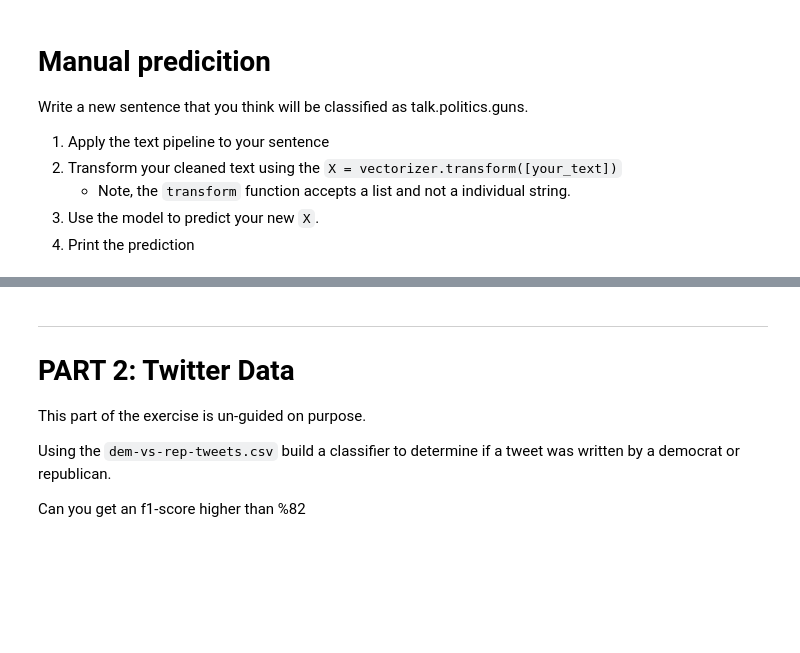
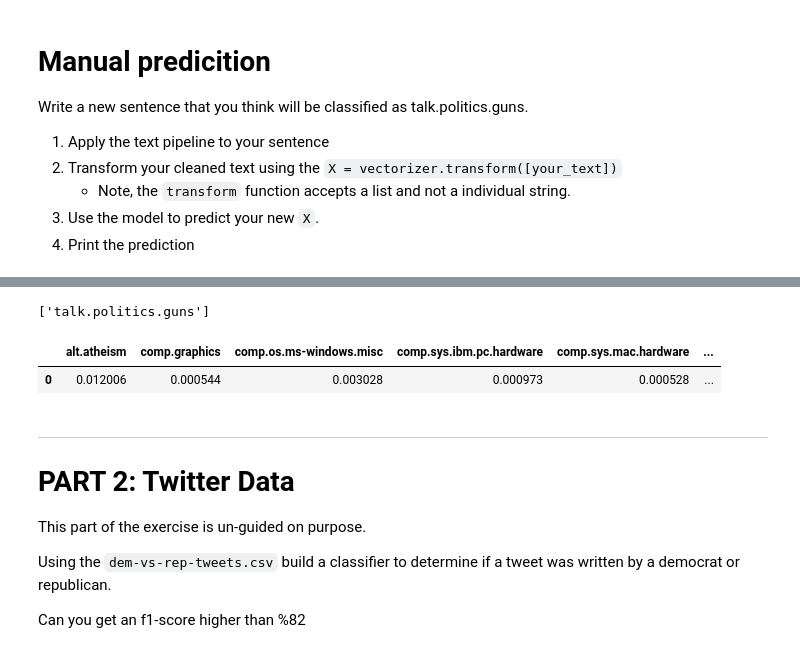
Before and after one commit to AshKatzEm/2022-fall-data-science, a Jupyter notebook: Week-07-NLP/Exercise-NLP.ipynb, the cells around one changed output, grey strips where cells are left out. Drawn from its saved outputs; the diff is of its cells as text; code cells hidden in the pictures; blank space fills up the shorter version.

```diff
--- a/Week-07-NLP/Exercise-NLP.ipynb
+++ b/Week-07-NLP/Exercise-NLP.ipynb
@@ -483,13 +384,22 @@ IndexError: index 1 is out of bounds for axis 1 with size 1
 # %%
-my_sentence =
-
+my_sentence = " Shooting guns is very fun but also important and I worry that someday the evil state will take away our right to bear arms"
+#my_sentence = " I love god more than any other holy deity becuase he always has faith in me"
 # 1. Apply the text pipeline to your sentence
-
+my_sentence_clean = text_pipeline(my_sentence)
 # 2. Transform your cleaned text using the `X = vectorizer.transform([your_text])`\
-
+myX = vectorizer.transform([my_sentence_clean])
 # 3. Use the model to predict your new `X`.
-
+y_pred = model.predict(myX)
+# Make predicted probabilites of our testing data
+y_pred_proba = model.predict_proba(myX)
 # 4. Print the prediction
+results = pd.DataFrame([y_pred_proba[0]], columns= model.classes_)
+print(y_pred)
+results
+# %% [output]
+['talk.politics.guns']
+|  | alt.atheism | comp.graphics | comp.os.ms-windows.misc | comp.sys.ibm.pc.hardware | comp.sys.mac.hardware | ... |
+| 0 | 0.012006 | 0.000544 | 0.003028 | 0.000973 | 0.000528 | ... |
 # %% [markdown]
 ___
 # PART 2: Twitter Data
```
Also changed, not shown: parts of 8 cells of this notebook, 13 other files.
